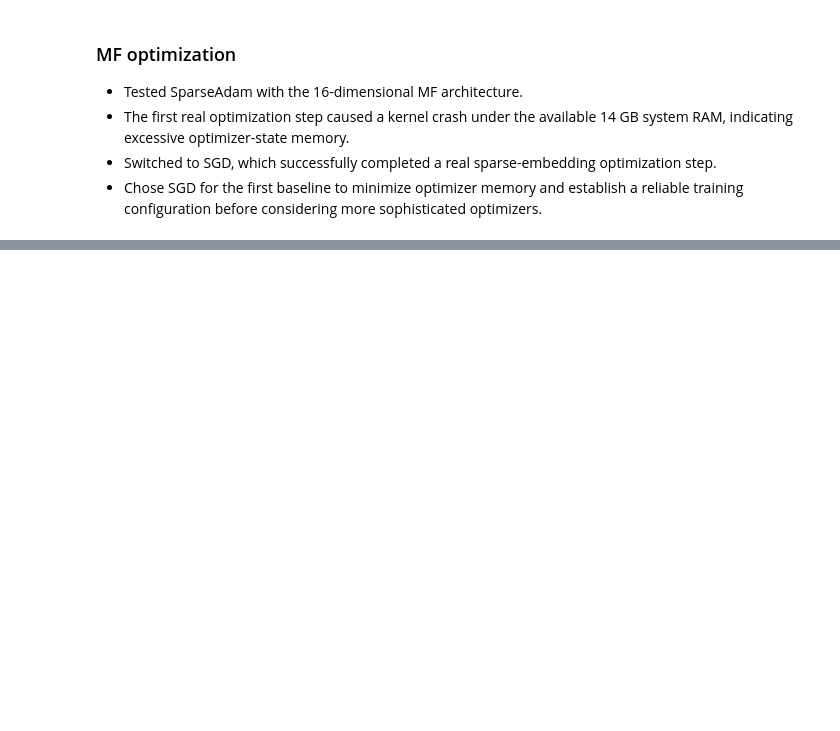
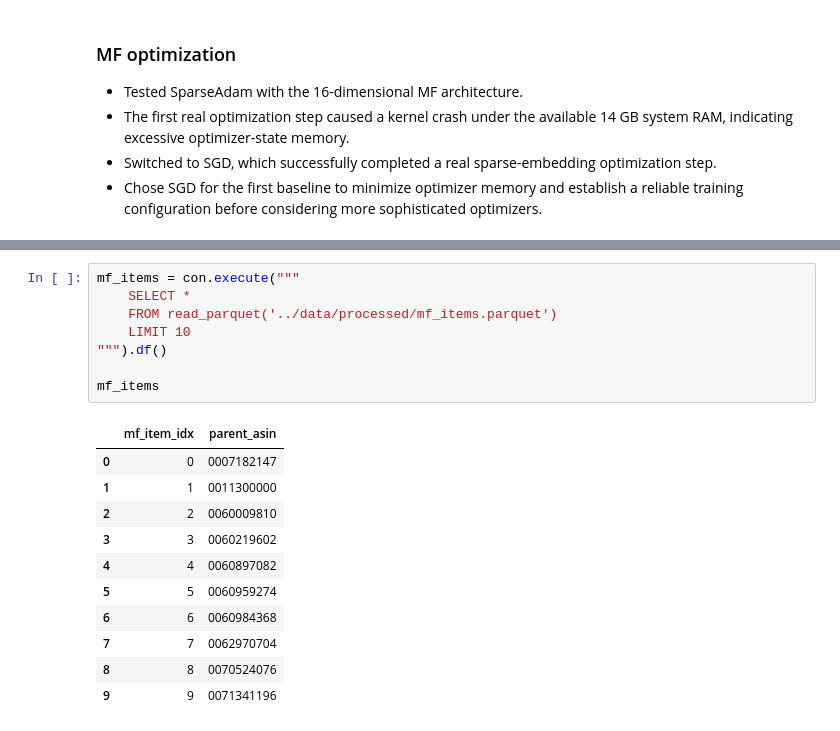
Before and after one commit to sr-ntr/cold-start-recommender, a Jupyter notebook: notebooks/04_modeling.ipynb, the cells around one changed output, grey strips where cells are left out. Cells and saved outputs as stored; diff of their text form; blank space fills up the shorter version.

```diff
--- a/notebooks/04_modeling.ipynb
+++ b/notebooks/04_modeling.ipynb
@@ -498,0 +723,20 @@ Loss: 18.34758186340332
+# %%
+mf_items = con.execute("""
+    SELECT *
+    FROM read_parquet('../data/processed/mf_items.parquet')
+    LIMIT 10
+""").df()
+
+mf_items
+# %% [output]
+|  | mf_item_idx | parent_asin |
+| 0 | 0 | 0007182147 |
+| 1 | 1 | 0011300000 |
+| 2 | 2 | 0060009810 |
+| 3 | 3 | 0060219602 |
+| 4 | 4 | 0060897082 |
+| 5 | 5 | 0060959274 |
+| 6 | 6 | 0060984368 |
+| 7 | 7 | 0062970704 |
+| 8 | 8 | 0070524076 |
+| 9 | 9 | 0071341196 |
```
Also changed, not shown: parts of 54 cells of this notebook, 3 other files.
